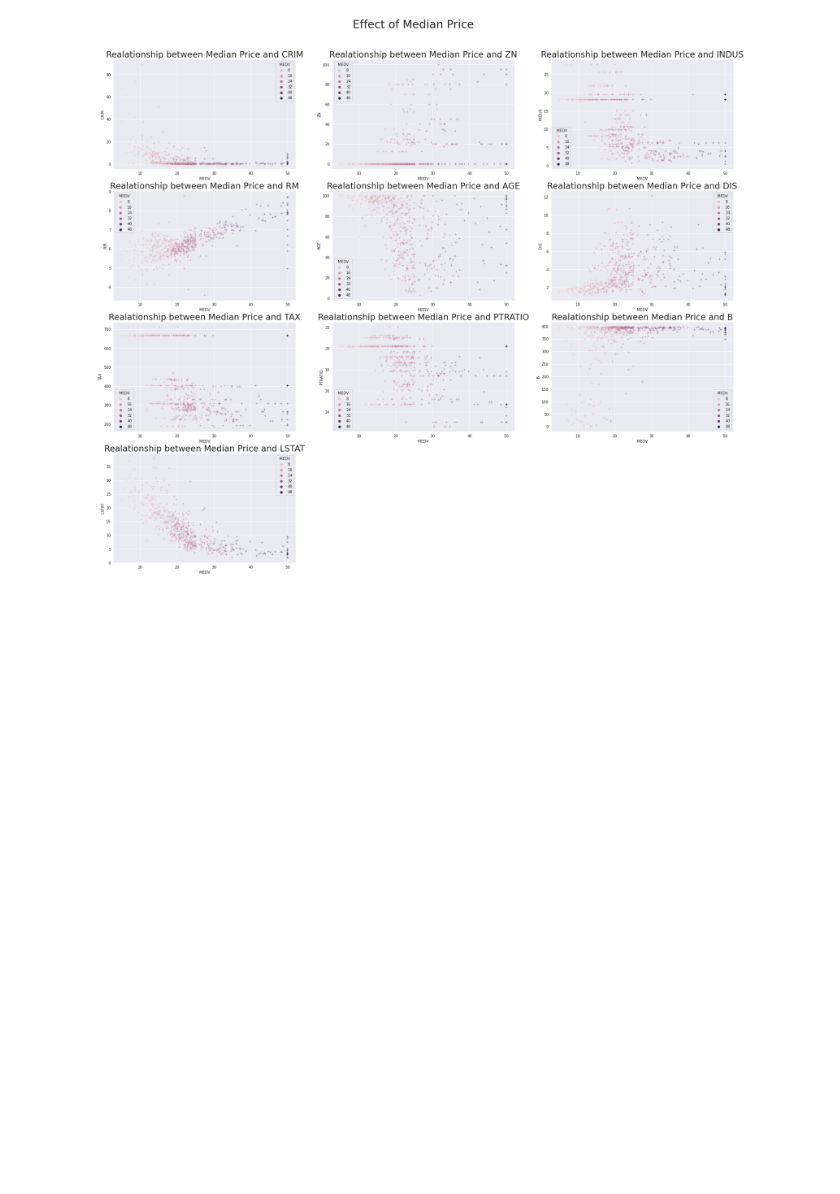
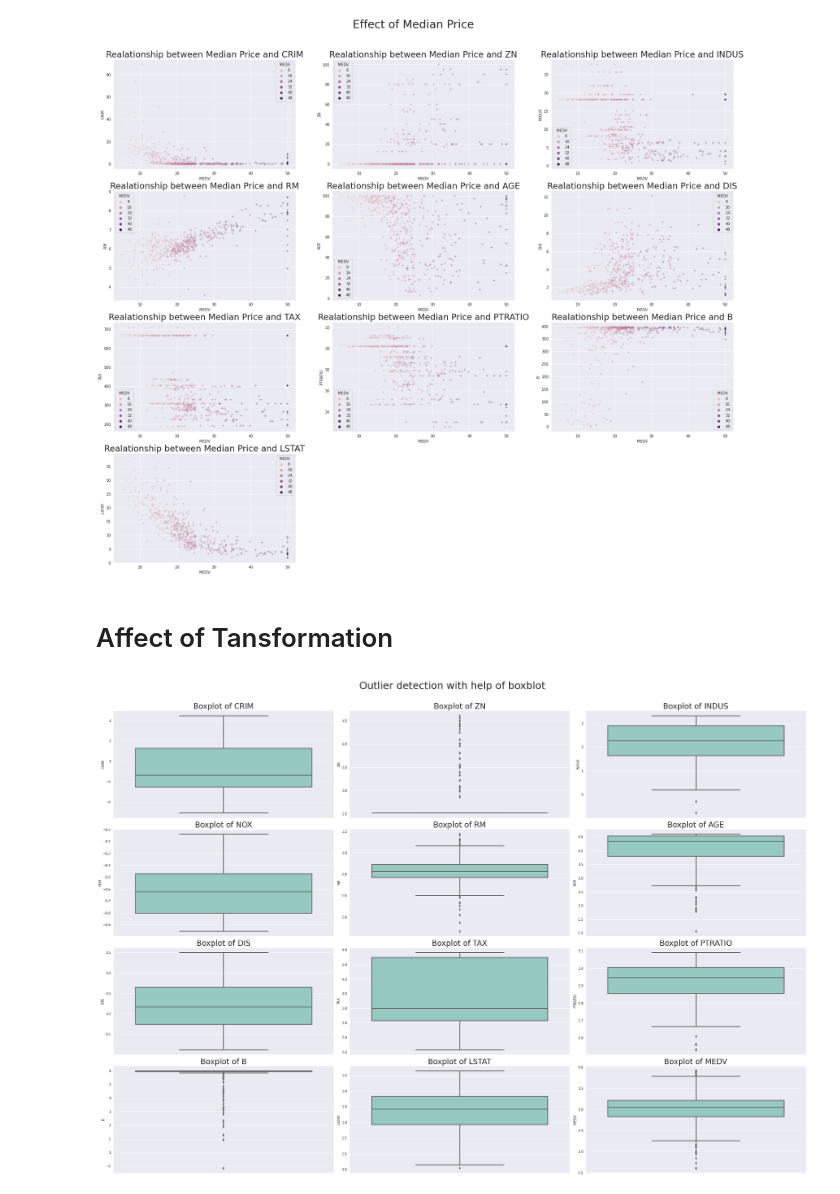
Before and after one commit to goswamimohit/Housing-, a Jupyter notebook: Housing_EDA1.ipynb, the cells around one changed output. Saved outputs shown, nothing was run; the diff lists cells and outputs as text; code cells hidden in the pictures; blank space fills up the shorter version.

```diff
--- a/Housing_EDA1.ipynb
+++ b/Housing_EDA1.ipynb
@@ -252,3 +252,7 @@ plt.suptitle('Effect of Median Price', y=0.94, fontsize=30)
 plt.show()
 # %% [output]
 [figure]
+# %% [markdown]
+# Affect of Tansformation
+# %%
+housing_tr=housing.copy(deep=True)
@@ -254,0 +261,20 @@ plt.show()
+# %%
+for c in housing_tr.select_dtypes(include = [np.number]).columns:
+    housing_tr[c] = np.log(housing_tr[c])
+# %%
+sns.set_style('darkgrid')
+count=1
+plt.subplots(figsize=(30, 25))
+for i in numericals:
+    plt.subplot(5,3,count)
+    ax = plt.gca()
+    sns.boxplot(y=housing_tr[i], palette="Set3", linewidth=2.5,color='r')
+    ax.set_title("Boxplot of {}".format(i), fontsize=23)
+    count+=1
+    plt.tight_layout()
+# plt.suptitle("Outlier detection with help of boxblot", size=25)
+plt.suptitle('Outlier detection with help of boxblot', y=1.03, fontsize=30)
+
+plt.show()
+# %% [output]
+[figure, added]
```
Also changed, not shown: parts of 13 cells of this notebook.
